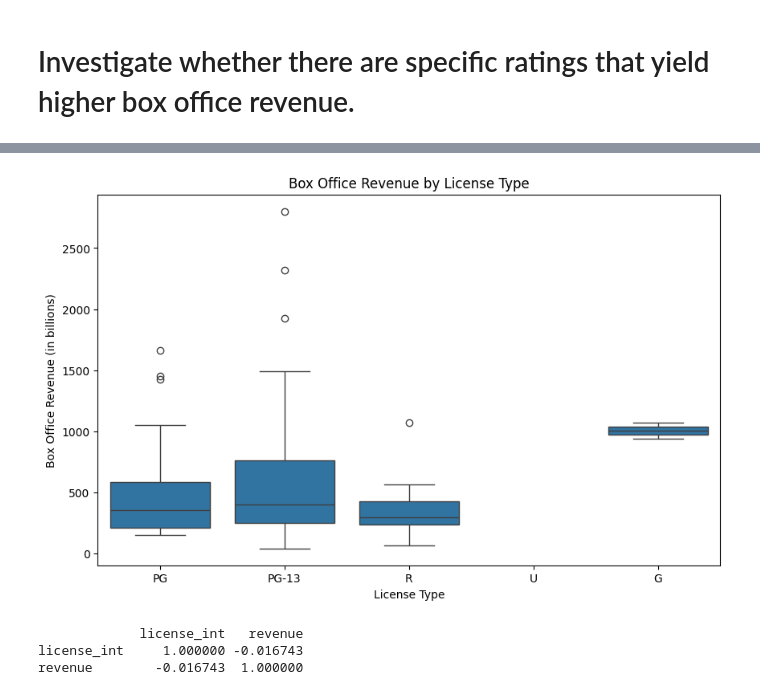
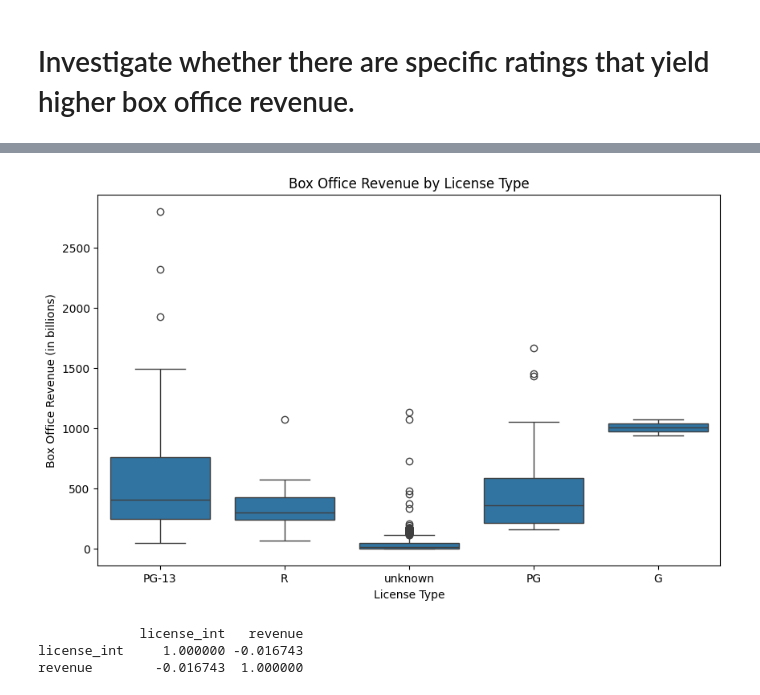
Before and after one commit to petrarkaselin/mid_project, a Jupyter notebook: notebooks/questions2_5.ipynb, the cells around one changed output, grey strips where cells are left out. Drawn from its saved outputs; the diff is of its cells as text; code cells hidden in the pictures.

```diff
--- a/notebooks/questions2_5.ipynb
+++ b/notebooks/questions2_5.ipynb
@@ -141,2 +142,4 @@ array(['PG-13', 'R', 'unknown', 'PG', 'G'], dtype=object)
 # %% [markdown]
 # Investigate whether there are specific ratings that yield higher box office revenue.
+# %%
+df['license'].fillna('Unknown', inplace=True)
@@ -143,17 +158,16 @@ array(['PG-13', 'R', 'unknown', 'PG', 'G'], dtype=object)
 # %%
-df['license'] = pd.Categorical(df['license'], categories=['PG', 'PG-13', 'R', 'U', 'G'])
 
 plt.figure(figsize=(10, 6))
 
 sns.boxplot(x='license', y='revenue_M', data=df)
 
 plt.title('Box Office Revenue by License Type')
 plt.xlabel('License Type')
 plt.ylabel('Box Office Revenue (in billions)')
 
 plt.show()
 # %% [output]
-[figure, old version]
+[figure, new version]
 # %%
 df['license_int'] = df['license']
 
```
Also changed, not shown: parts of 3 cells of this notebook.
